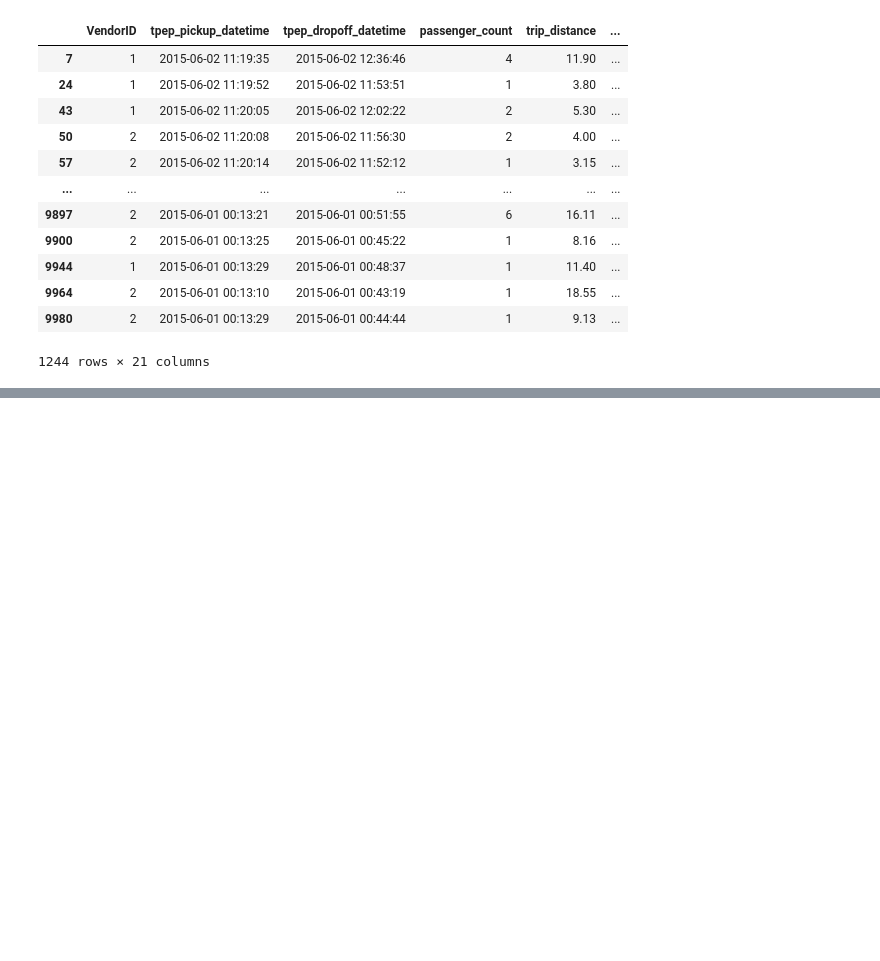
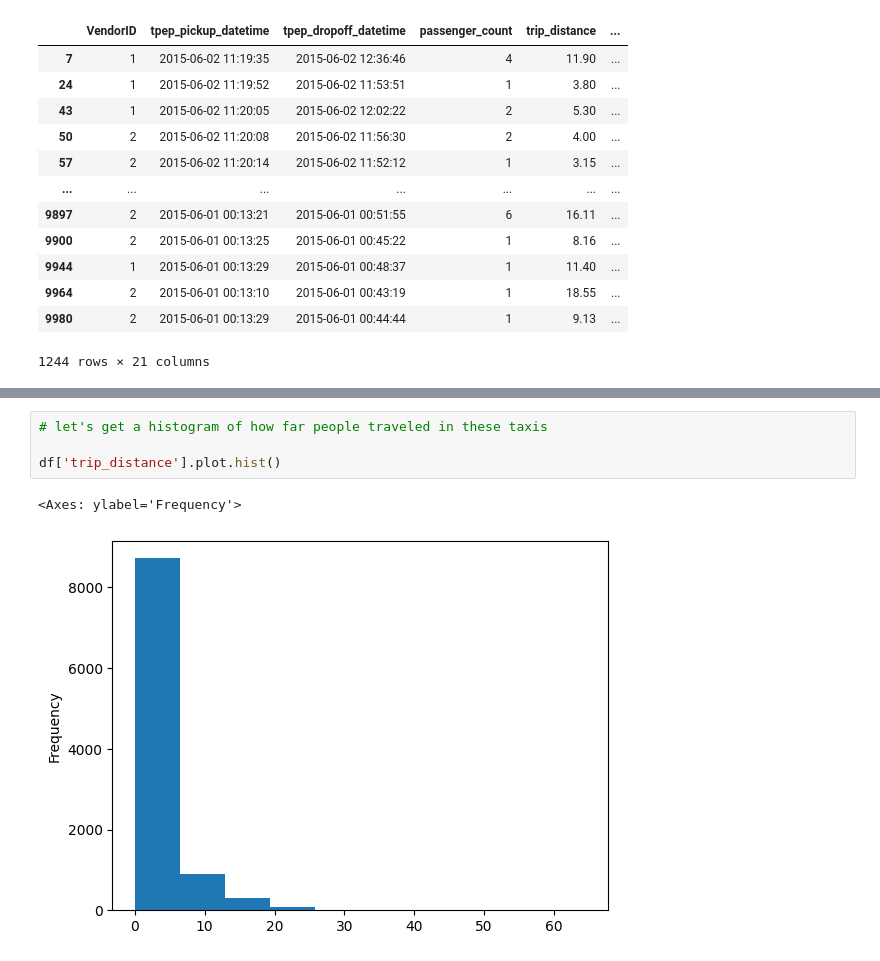
Before and after one commit to reuven/2025-08August-06-jupyter, a Jupyter notebook: IIBA - 2025-08August-06-jupyter.ipynb, the cells around one changed output, grey strips where cells are left out. Drawn from its saved outputs; the diff is of its cells as text; blank space fills up the shorter version.

```diff
--- a/IIBA - 2025-08August-06-jupyter.ipynb
+++ b/IIBA - 2025-08August-06-jupyter.ipynb
@@ -340,0 +357,7 @@ df.loc[df['trip_time'] > '00:30:00']
+# %%
+# let's get a histogram of how far people traveled in these taxis
+
+df['trip_distance'].plot.hist()
+# %% [output]
+<Axes: ylabel='Frequency'>
+[figure, added]
```
Also changed, not shown: parts of 1 cell of this notebook.
